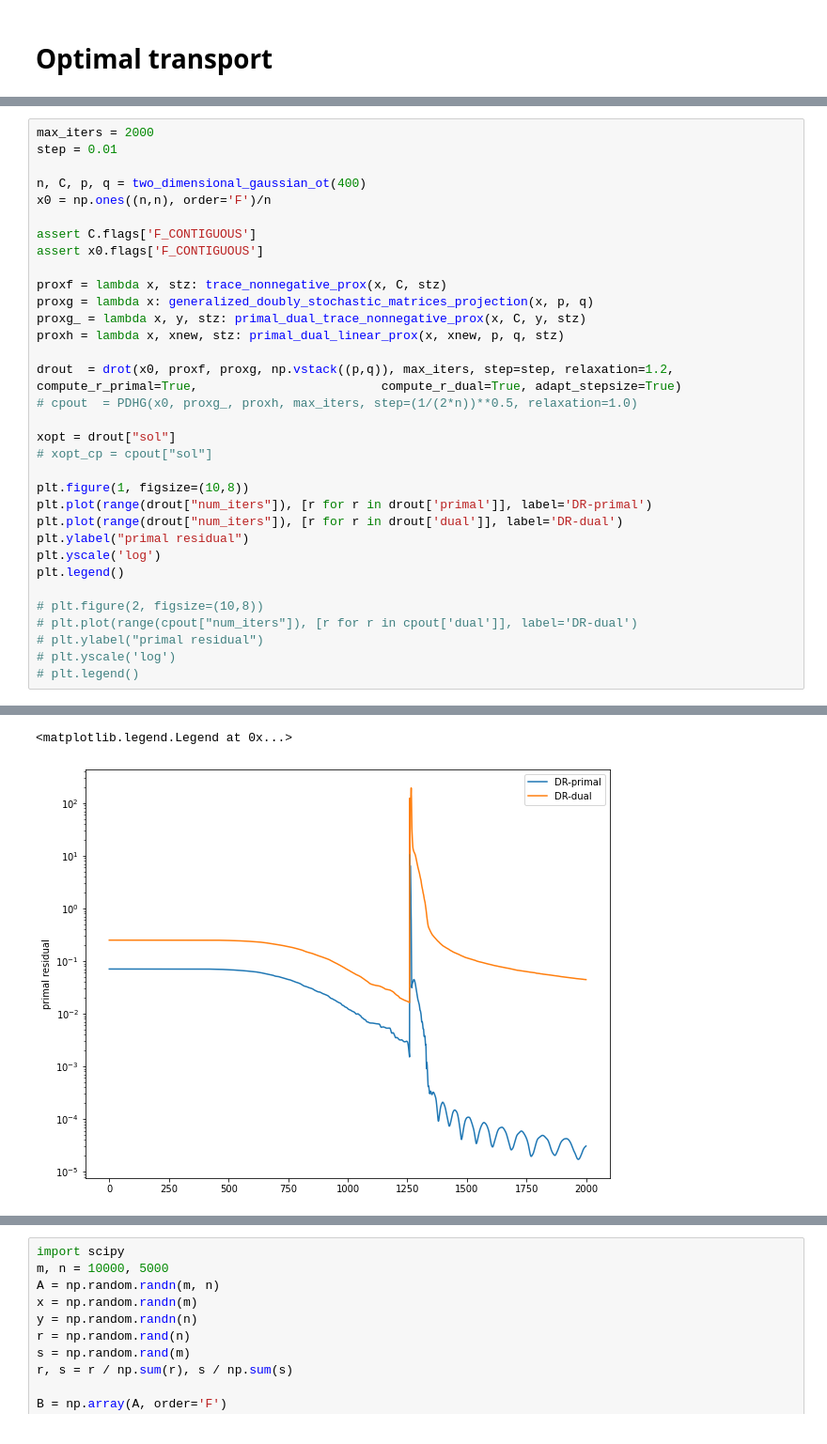
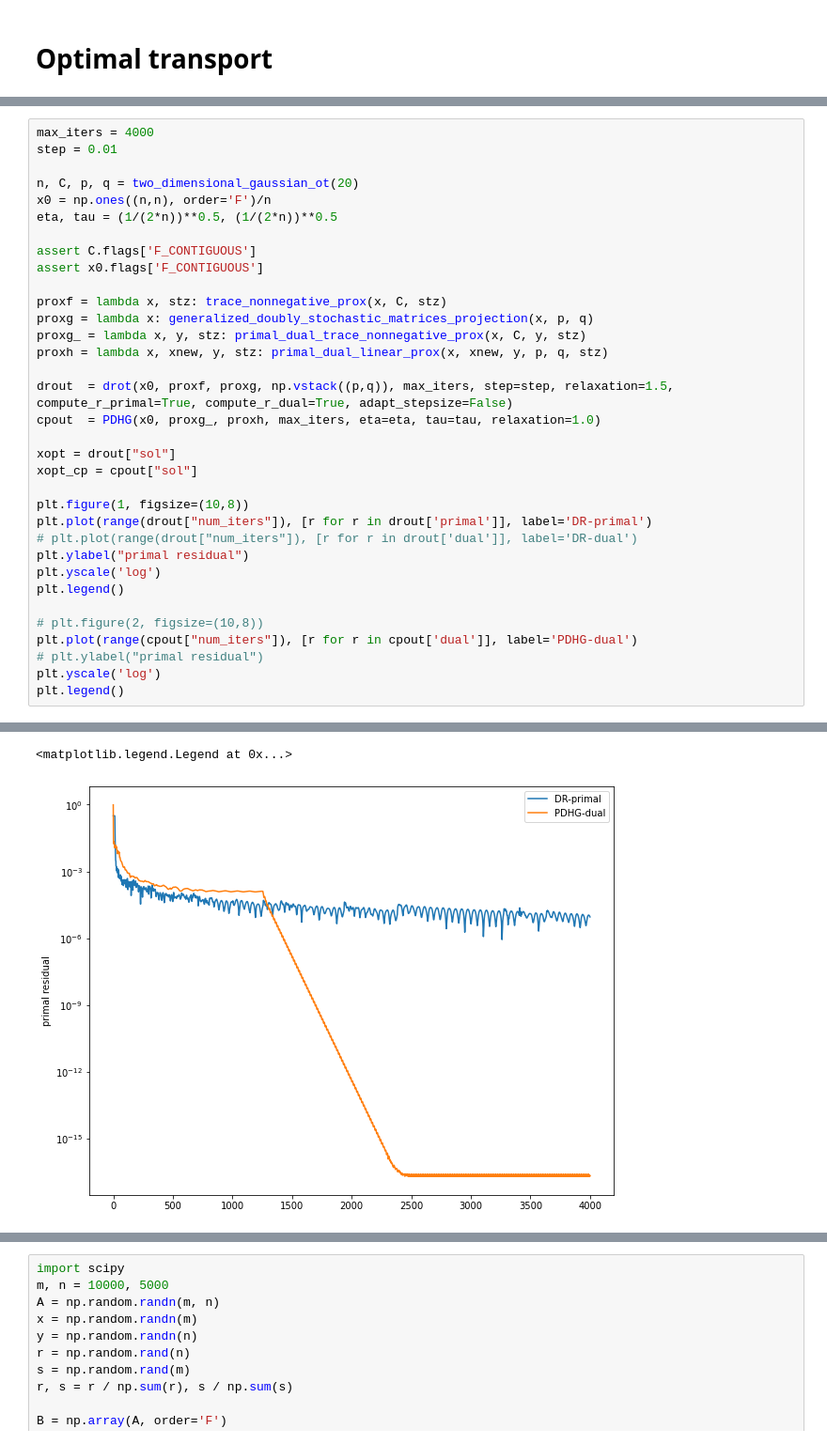
Before and after one commit to vienmai/drot, a Jupyter notebook: example/notebook.ipynb, the cells around one changed output, grey strips where cells are left out. Shown: that part at 94% size. Drawn from its saved outputs; the diff is of its cells as text.

```diff
--- a/example/notebook.ipynb
+++ b/example/notebook.ipynb
@@ -53,11 +46,12 @@ def two_dimensional_gaussian_ot(n):
 
     return n, C, p, q
 # %%
-max_iters = 2000
+max_iters = 4000
 step = 0.01
 
-n, C, p, q = two_dimensional_gaussian_ot(400)
+n, C, p, q = two_dimensional_gaussian_ot(20)
 x0 = np.ones((n,n), order='F')/n
+eta, tau = (1/(2*n))**0.5, (1/(2*n))**0.5
 
 assert C.flags['F_CONTIGUOUS']
 assert x0.flags['F_CONTIGUOUS']
@@ -65,24 +59,24 @@ assert x0.flags['F_CONTIGUOUS']
 proxf = lambda x, stz: trace_nonnegative_prox(x, C, stz)
 proxg = lambda x: generalized_doubly_stochastic_matrices_projection(x, p, q)
 proxg_ = lambda x, y, stz: primal_dual_trace_nonnegative_prox(x, C, y, stz)
-proxh = lambda x, xnew, stz: primal_dual_linear_prox(x, xnew, p, q, stz)
+proxh = lambda x, xnew, y, stz: primal_dual_linear_prox(x, xnew, y, p, q, stz)
 
-drout  = drot(x0, proxf, proxg, np.vstack((p,q)), max_iters, step=step, relaxation=1.2, compute_r_primal=True,                         compute_r_dual=True, adapt_stepsize=True)
-# cpout  = PDHG(x0, proxg_, proxh, max_iters, step=(1/(2*n))**0.5, relaxation=1.0)
+drout  = drot(x0, proxf, proxg, np.vstack((p,q)), max_iters, step=step, relaxation=1.5, compute_r_primal=True, compute_r_dual=True, adapt_stepsize=False)
+cpout  = PDHG(x0, proxg_, proxh, max_iters, eta=eta, tau=tau, relaxation=1.0)
 
 xopt = drout["sol"]
-# xopt_cp = cpout["sol"]
+xopt_cp = cpout["sol"]
 
 plt.figure(1, figsize=(10,8))
 plt.plot(range(drout["num_iters"]), [r for r in drout['primal']], label='DR-primal')
-plt.plot(range(drout["num_iters"]), [r for r in drout['dual']], label='DR-dual')
+# plt.plot(range(drout["num_iters"]), [r for r in drout['dual']], label='DR-dual')
 plt.ylabel("primal residual")
 plt.yscale('log')
 plt.legend()
 
 # plt.figure(2, figsize=(10,8))
-# plt.plot(range(cpout["num_iters"]), [r for r in cpout['dual']], label='DR-dual')
+plt.plot(range(cpout["num_iters"]), [r for r in cpout['dual']], label='PDHG-dual')
 # plt.ylabel("primal residual")
-# plt.yscale('log')
-# plt.legend()
+plt.yscale('log')
+plt.legend()
 # %% [output]
@@ -96,2 +85,2 @@ Solve time:  2.0644049644470215
 <matplotlib.legend.Legend at 0x...>
-[figure, old version]
+[figure, new version]
```
Also changed, not shown: parts of 14 cells of this notebook.
